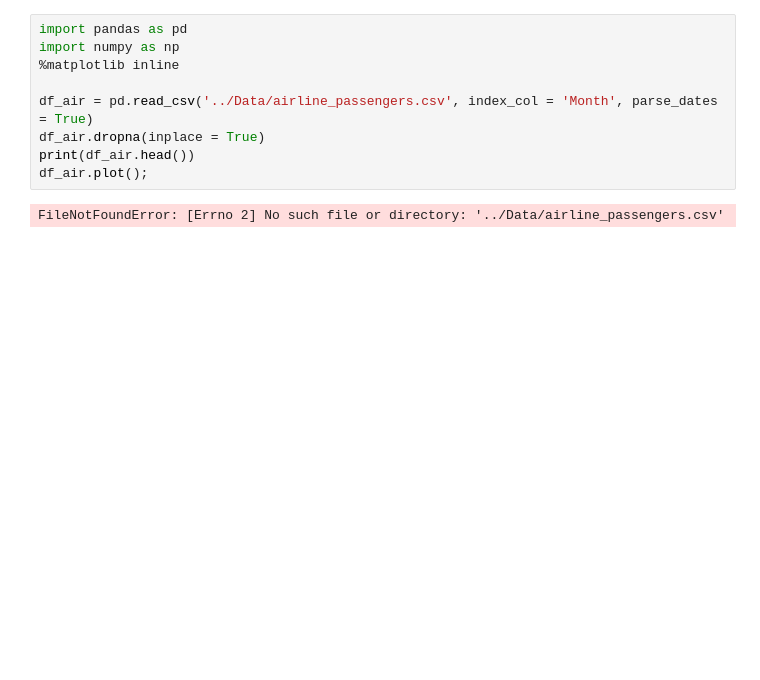
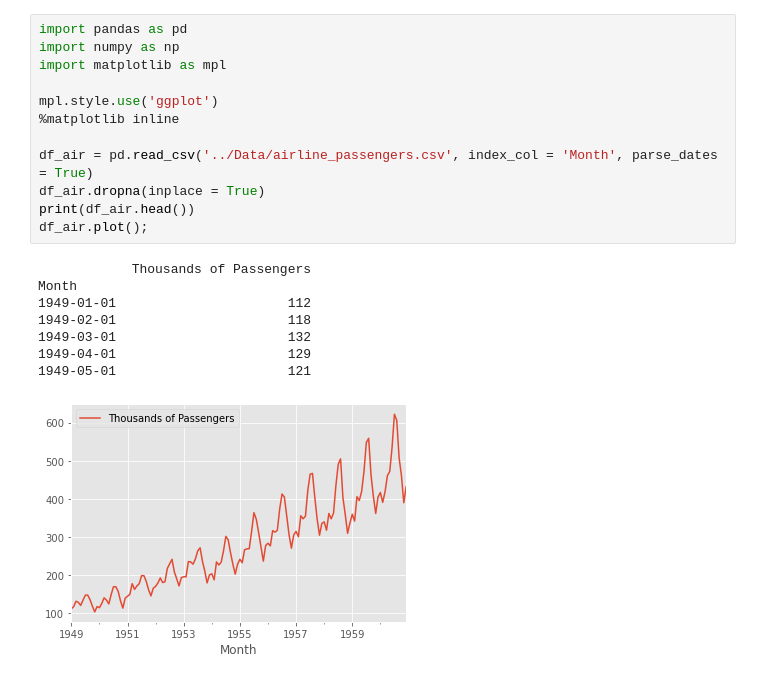
Before and after one commit to shantanuneema/TimeSeries-explorations, a Jupyter notebook: Python/statsmodel.ipynb, the cells around one changed output. Cells and saved outputs as stored; diff of their text form; blank space fills up the shorter version.

```diff
--- a/Python/statsmodel.ipynb
+++ b/Python/statsmodel.ipynb
@@ -1,11 +1,21 @@
 # %%
 import pandas as pd
 import numpy as np
+import matplotlib as mpl
+
+mpl.style.use('ggplot')
 %matplotlib inline
 
 df_air = pd.read_csv('../Data/airline_passengers.csv', index_col = 'Month', parse_dates = True)
 df_air.dropna(inplace = True)
 print(df_air.head())
 df_air.plot();
 # %% [output]
-FileNotFoundError: [Errno 2] No such file or directory: '../Data/airline_passengers.csv'
+            Thousands of Passengers
+Month
+1949-01-01                      112
+1949-02-01                      118
+1949-03-01                      132
+1949-04-01                      129
+1949-05-01                      121
+[figure, added]
```
Also changed, not shown: parts of 1 cell of this notebook.
